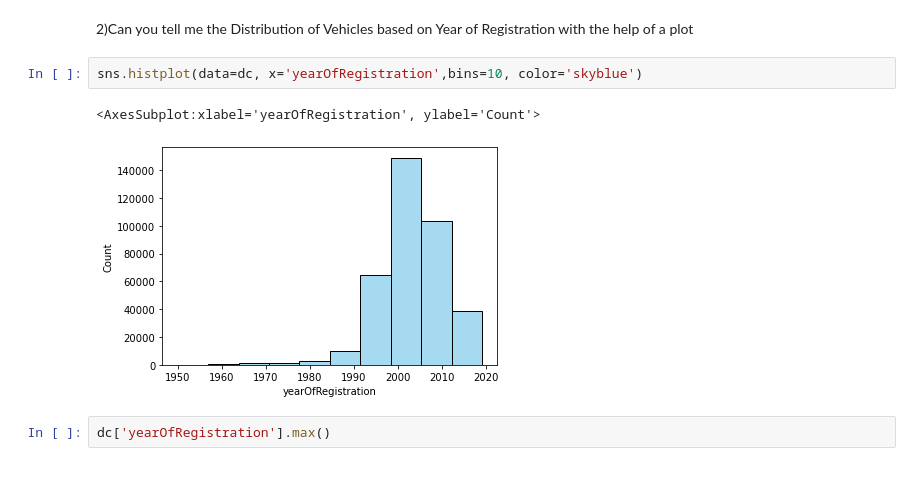
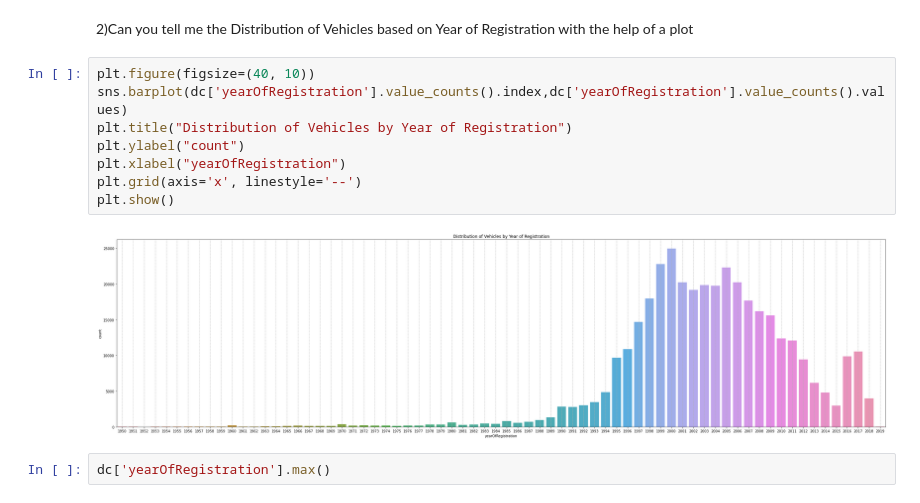
Before and after one commit to venkatcharan18/Data-Analysis, a Jupyter notebook: Analysis 1.ipynb, the cells around one changed output. Drawn from its saved outputs; the diff is of its cells as text; blank space fills up the shorter version.

```diff
--- a/Analysis 1.ipynb
+++ b/Analysis 1.ipynb
@@ -253,10 +253,15 @@ dc["yearOfRegistration"] = dc["yearOfRegistration"].where((dc["yearOfRegistratio
 # %% [markdown]
 2)Can you tell me the Distribution of Vehicles based on Year of Registration with the help of a plot
 # %%
-sns.histplot(data=dc, x='yearOfRegistration',bins=10, color='skyblue')
+plt.figure(figsize=(40, 10))
+sns.barplot(dc['yearOfRegistration'].value_counts().index,dc['yearOfRegistration'].value_counts().values)
+plt.title("Distribution of Vehicles by Year of Registration")
+plt.ylabel("count")
+plt.xlabel("yearOfRegistration")
+plt.grid(axis='x', linestyle='--')
+plt.show()
 # %% [output]
-<AxesSubplot:xlabel='yearOfRegistration', ylabel='Count'>
-[figure, old version]
+[figure, new version]
 # %%
 dc['yearOfRegistration'].max()
 # %% [output]
```
